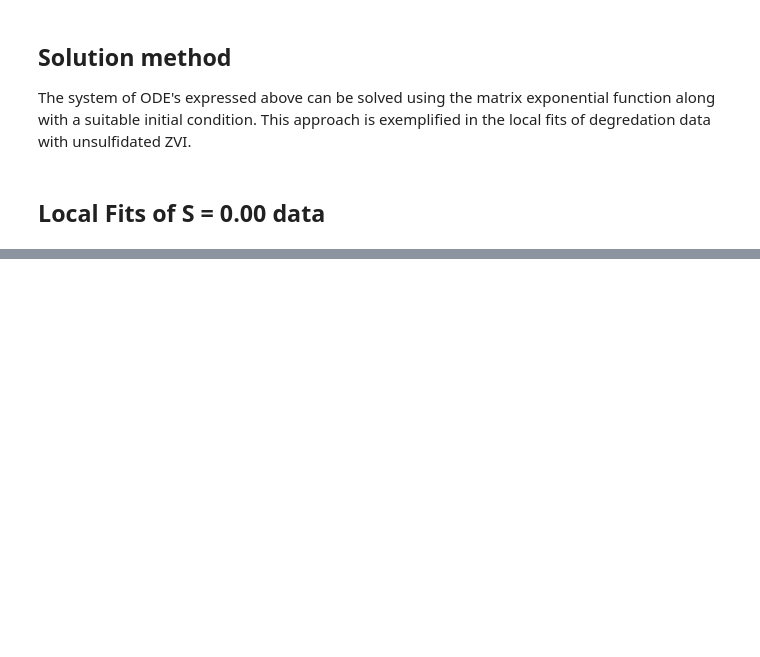
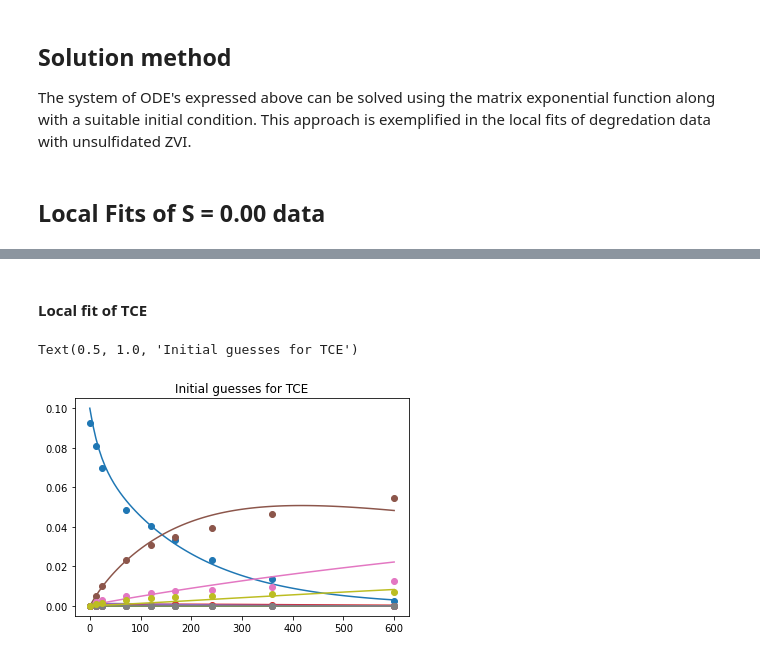
Before and after one commit to jbandstra-MNL/Global-Fitting, a Jupyter notebook: Reductive dechlorination of chlorinated ethenes_S_0_00.ipynb, the cells around one changed output, grey strips where cells are left out. Saved outputs shown, nothing was run; the diff lists cells and outputs as text; code cells hidden in the pictures; blank space fills up the shorter version.

```diff
--- a/Reductive dechlorination of chlorinated ethenes_S_0_00.ipynb
+++ b/Reductive dechlorination of chlorinated ethenes_S_0_00.ipynb
@@ -129,0 +382,2 @@ The system of ODE's expressed above can be solved using the matrix exponential f
+# %% [markdown]
+#### Local fit of TCE
@@ -129,0 +442,50 @@ The system of ODE's expressed above can be solved using the matrix exponential f
+# %%
+# Initial Guesses
+karr = [0.000154913,
+0.001351431,
+1.66E-22,
+1.25E-05,
+0.000169865,
+0.006572788,
+0.004576002,
+0.030211386,
+0.010104698,
+0.01538538,
+0.005465666,
+0,
+0.070925877,
+0.00031306,
+2.148707611,
+280.4961721,
+0.325455601,
+1652.376696,
+7.21E-09,
+8.92E-09,
+6342.834443,
+0.047280383,
+0.000666284,
+0.009,
+0.041665372
+]
+C0 = np.zeros(1)
+C0[0] = 0.1
+
+
+
+tdata = dict_mZVIbm['TCE']['mZVIbm_TCE_Time_hr']
+lst1 =  dict_mZVIbm['TCE'].columns.values
+lst2 = [s.endswith('mM') for s in dict_mZVIbm['TCE'].columns.values]
+
+tarr = np.linspace(tdata.iloc[0],tdata.iloc[-1],101)
+C = TCE(np.hstack((karr, C0)), tarr)
+
+prop_cycle = plt.rcParams['axes.prop_cycle']
+colors = prop_cycle.by_key()['color']
+for i, (name, conc) in enumerate(zip(np.delete(lst1[lst2],1), C)):
+    plt.plot(tdata, dict_mZVIbm['TCE'][name], 'o', color=colors[i])
+    plt.plot(tarr, conc, color=colors[i])
+
+plt.title('Initial guesses for TCE')
+# %% [output]
+Text(0.5, 1.0, 'Initial guesses for TCE')
+[figure, added]
```
Also changed, not shown: parts of 43 cells of this notebook.
